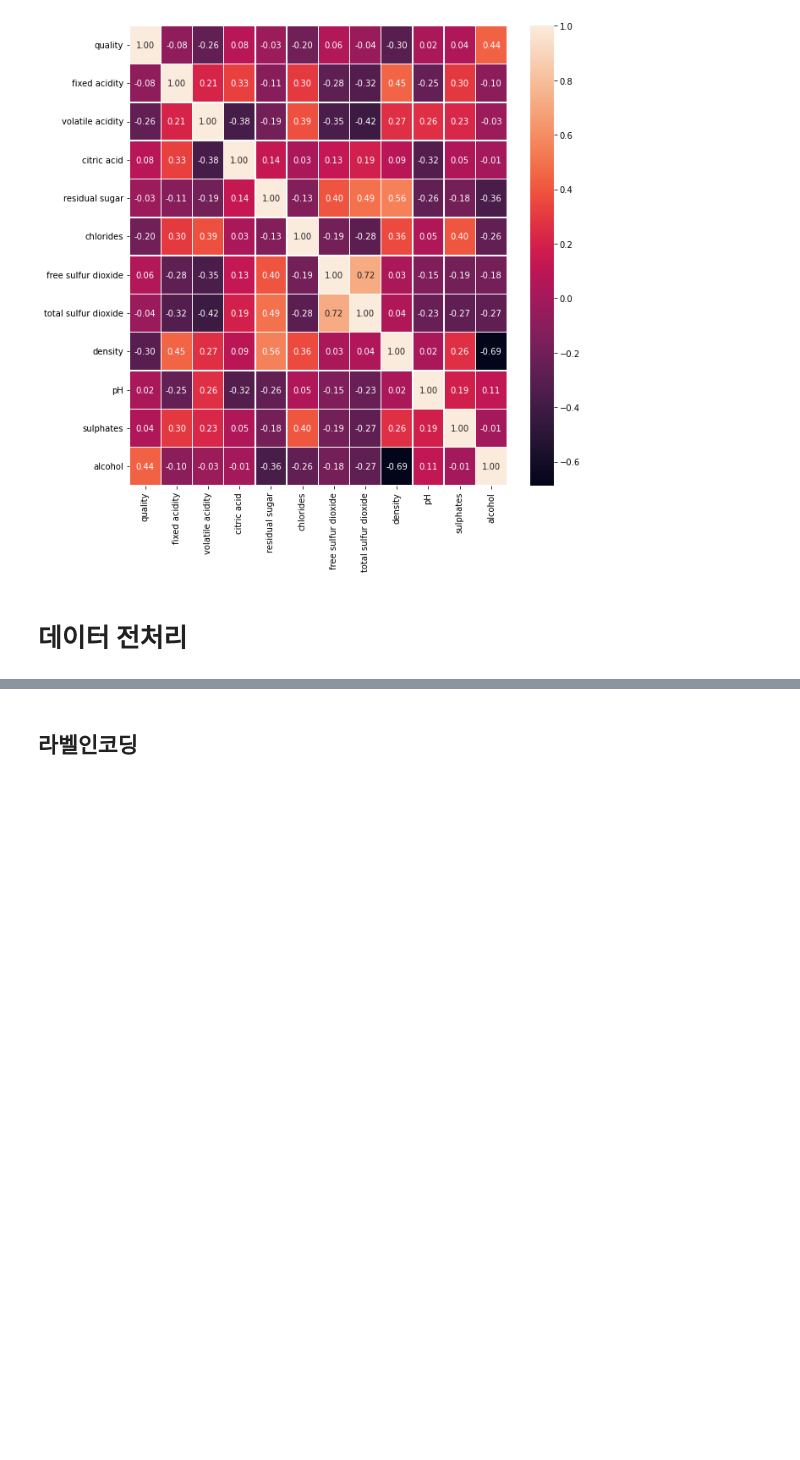
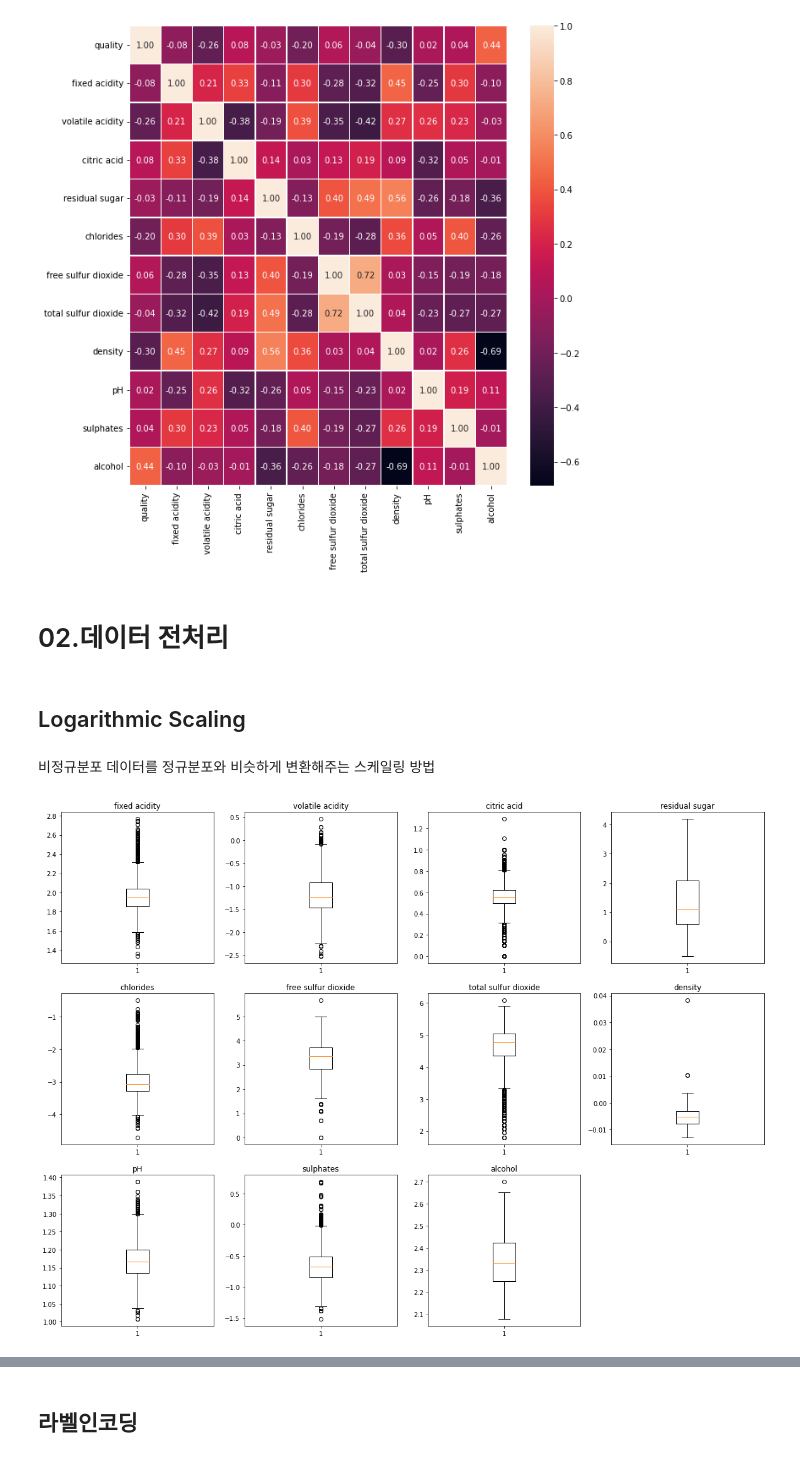
Before and after one commit to Sunnnyyy16/Dacon_study, a Jupyter notebook: wine/wine_quality.ipynb, the cells around one changed output, grey strips where cells are left out. Cells and saved outputs as stored; diff of their text form; code cells hidden in the pictures; blank space fills up the shorter version.

```diff
--- a/wine/wine_quality.ipynb
+++ b/wine/wine_quality.ipynb
@@ -106,6 +155,6 @@ sns.heatmap(data = train_corr.corr(), annot=True, fmt = '.2f', linewidths=.5)
 <matplotlib.axes._subplots.AxesSubplot at 0x...>
 [figure]
 # %% [markdown]
-# 데이터 전처리
+# 02.데이터 전처리
 # %%
 #Library
@@ -113,3 +162,33 @@ from sklearn.preprocessing import LabelEncoder, StandardScaler
 from sklearn.model_selection import train_test_split, GridSearchCV
 from sklearn.linear_model import LogisticRegression, Ridge
 from sklearn.metrics import plot_roc_curve,accuracy_score, confusion_matrix, plot_confusion_matrix
+# %% [markdown]
+## Logarithmic Scaling
+# %% [markdown]
+비정규분포 데이터를 정규분포와 비슷하게 변환해주는 스케일링 방법
+# %%
+def logarithm_scaler(df):
+  epsilon = 1e-10
+  for i in df.columns:
+    if df[i].min() == 0:
+      df[i] = np.sqrt(df[i])
+    else:
+      df[i] = np.log(df[i])
+  return df
+
+# 변환 필요 없는 feature는 제외
+transform_df= train.drop(columns=['index','type','quality'])
+
+train[transform_df.columns] = logarithm_scaler(transform_df)
+# %%
+# boxplot으로 변환 후 데이터 분포 확인
+plt.figure(figsize=(20,15))
+
+cols= train.columns[2:-1]
+for i in range(len(cols)):
+  plt.subplot(3,4, i+1)
+  plt.title(cols[i])
+  plt.boxplot(train[cols[i]])
+plt.show()
+# %% [output]
+[figure, added]
```
Also changed, not shown: parts of 56 cells of this notebook.
